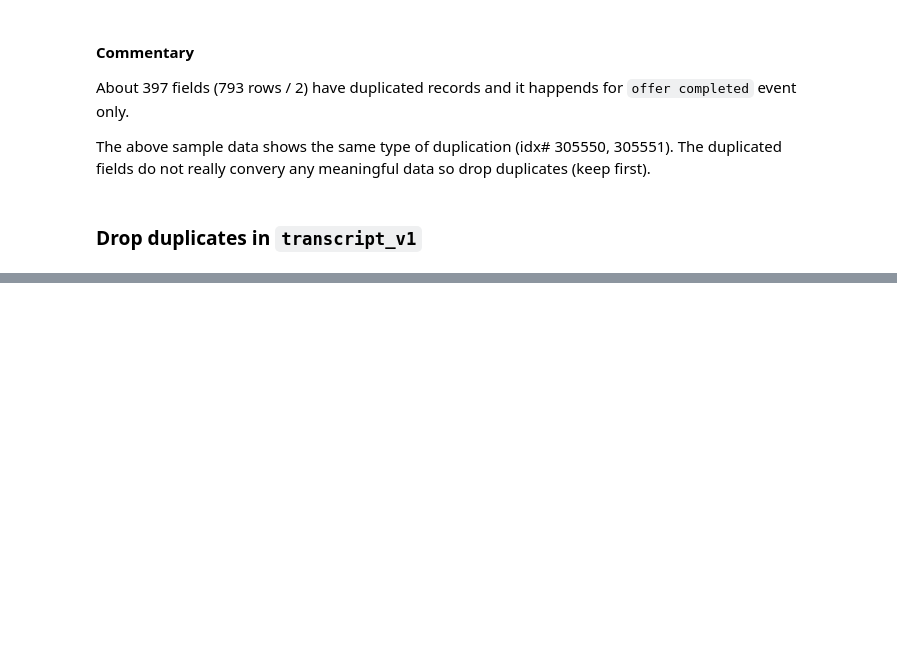
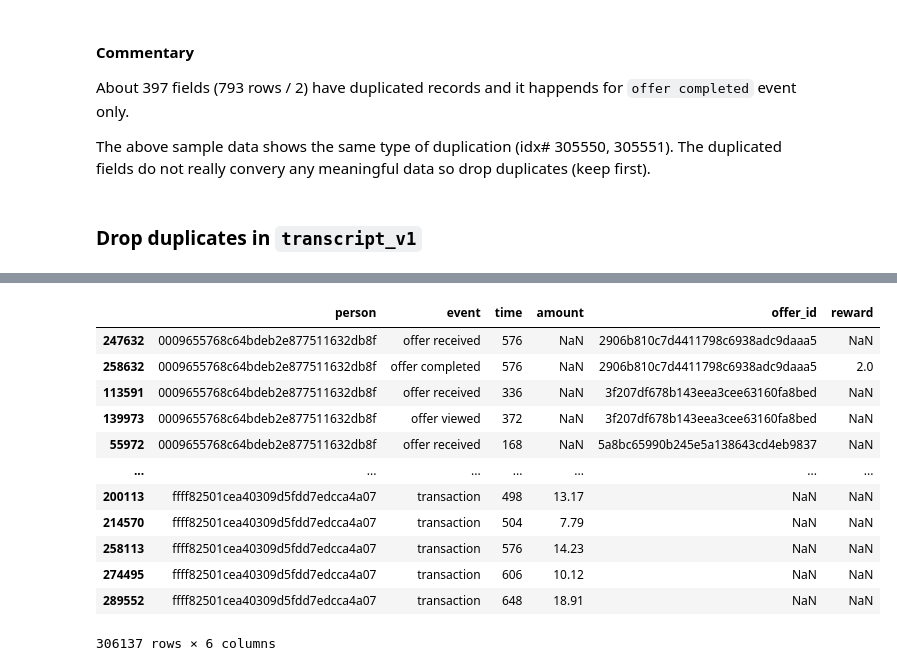
Before and after one commit to jasonsuk/ds-starbucks, a Jupyter notebook: Starbucks_Capstone_notebook.ipynb, the cells around one changed output, grey strips where cells are left out. Drawn from its saved outputs; the diff is of its cells as text; code cells hidden in the pictures; blank space fills up the shorter version.

```diff
--- a/Starbucks_Capstone_notebook.ipynb
+++ b/Starbucks_Capstone_notebook.ipynb
@@ -611,0 +425,19 @@ transcript_v1 = pd.read_csv('data/transcript_v1.csv')
+# %%
+# Sorting the dataframe by person, offer_id and then event
+# will represent dataframe in order of event(funnel) for each offer
+transcript_sorted = transcript_v1.sort_values(by=['person', 'offer_id', 'time'])
+transcript_sorted
+# %% [output]
+|  | person | event | time | amount | offer_id | reward |
+| 247632 | 0009655768c64bdeb2e877511632db8f | offer received | 576 | NaN | 2906b810c7d4411798c6938adc9daaa5 | NaN |
+| 258632 | 0009655768c64bdeb2e877511632db8f | offer completed | 576 | NaN | 2906b810c7d4411798c6938adc9daaa5 | 2.0 |
+| 113591 | 0009655768c64bdeb2e877511632db8f | offer received | 336 | NaN | 3f207df678b143eea3cee63160fa8bed | NaN |
+| 139973 | 0009655768c64bdeb2e877511632db8f | offer viewed | 372 | NaN | 3f207df678b143eea3cee63160fa8bed | NaN |
+| 55972 | 0009655768c64bdeb2e877511632db8f | offer received | 168 | NaN | 5a8bc65990b245e5a138643cd4eb9837 | NaN |
+| ... | ... | ... | ... | ... | ... | ... |
+| 200113 | ffff82501cea40309d5fdd7edcca4a07 | transaction | 498 | 13.17 | NaN | NaN |
+| 214570 | ffff82501cea40309d5fdd7edcca4a07 | transaction | 504 | 7.79 | NaN | NaN |
+| 258113 | ffff82501cea40309d5fdd7edcca4a07 | transaction | 576 | 14.23 | NaN | NaN |
+| 274495 | ffff82501cea40309d5fdd7edcca4a07 | transaction | 606 | 10.12 | NaN | NaN |
+| 289552 | ffff82501cea40309d5fdd7edcca4a07 | transaction | 648 | 18.91 | NaN | NaN |
+306137 rows × 6 columns
```
Also changed, not shown: parts of 52 cells of this notebook, 2 other files.
